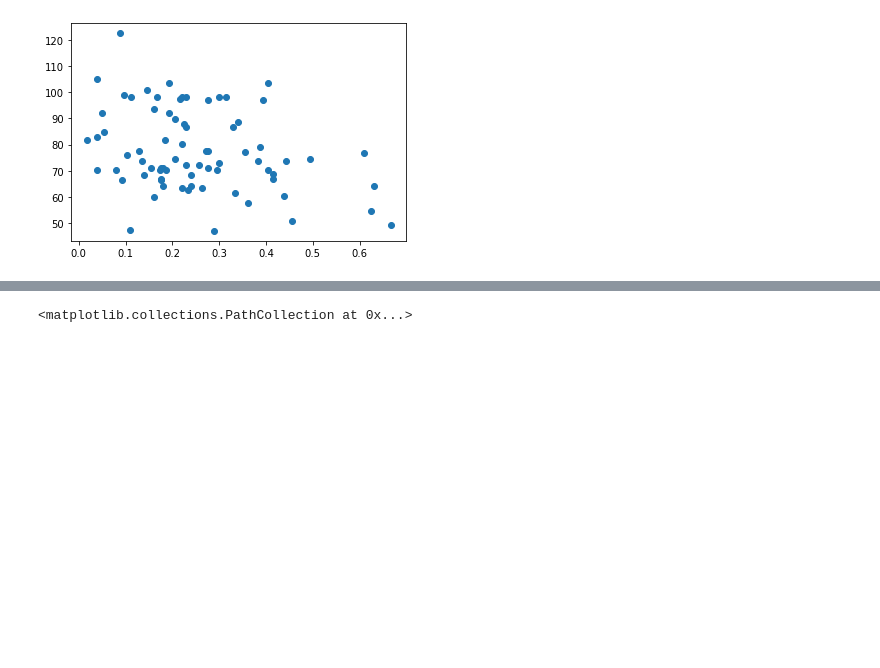
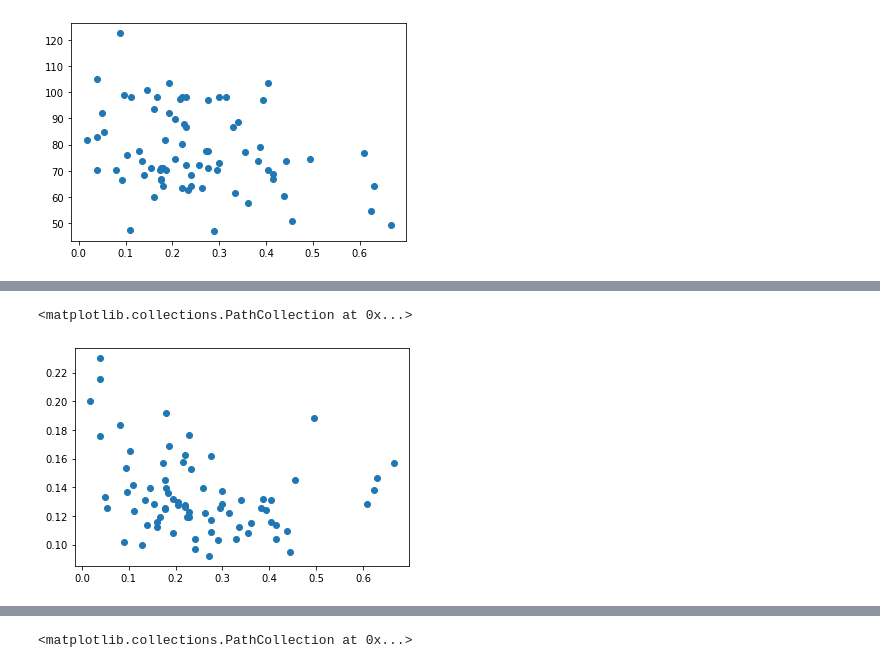
Before and after one commit to drvdputt/dust_fuse_h2, a Jupyter notebook: h2-details.ipynb, the cells around one changed output, grey strips where cells are left out. Saved outputs shown, nothing was run; the diff lists cells and outputs as text; code cells hidden in the pictures; blank space fills up the shorter version.

```diff
--- a/h2-details.ipynb
+++ b/h2-details.ipynb
@@ -137 +142,6 @@ plt.scatter(data['fh2'], t01)
+# %%
+plt.scatter(data['fh2'], t13)
+# %% [output]
+<matplotlib.collections.PathCollection at 0x...>
+[figure, added]
 # %%
```
Also changed, not shown: parts of 14 cells of this notebook.
